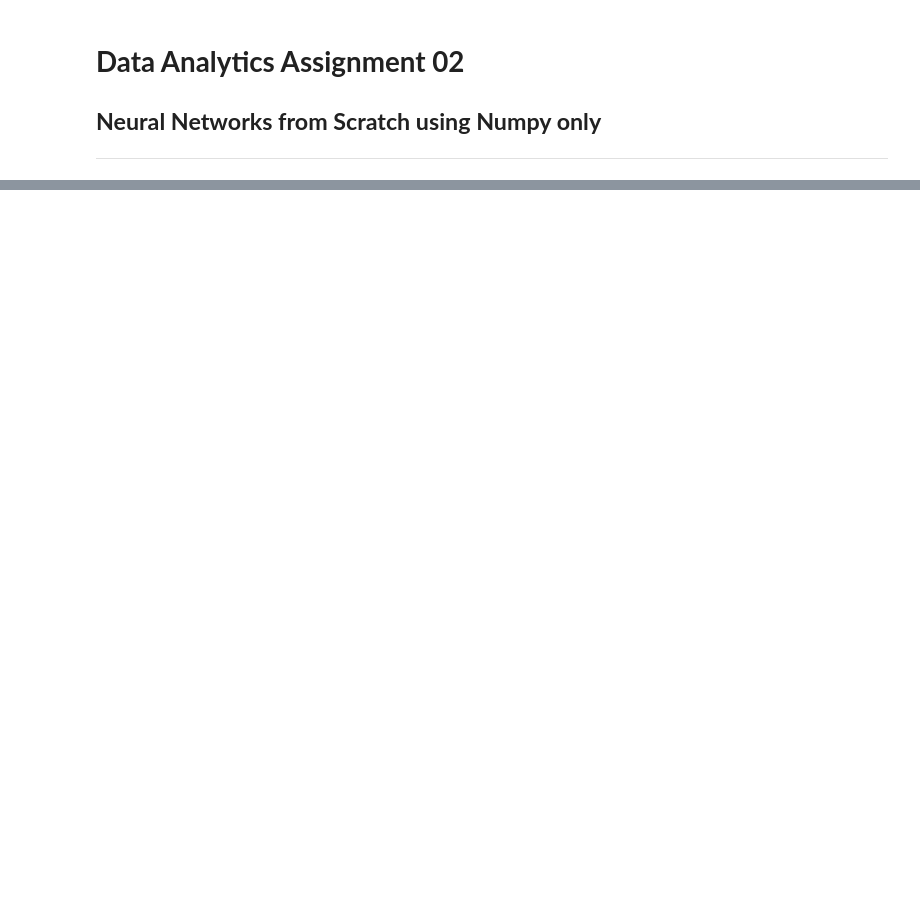
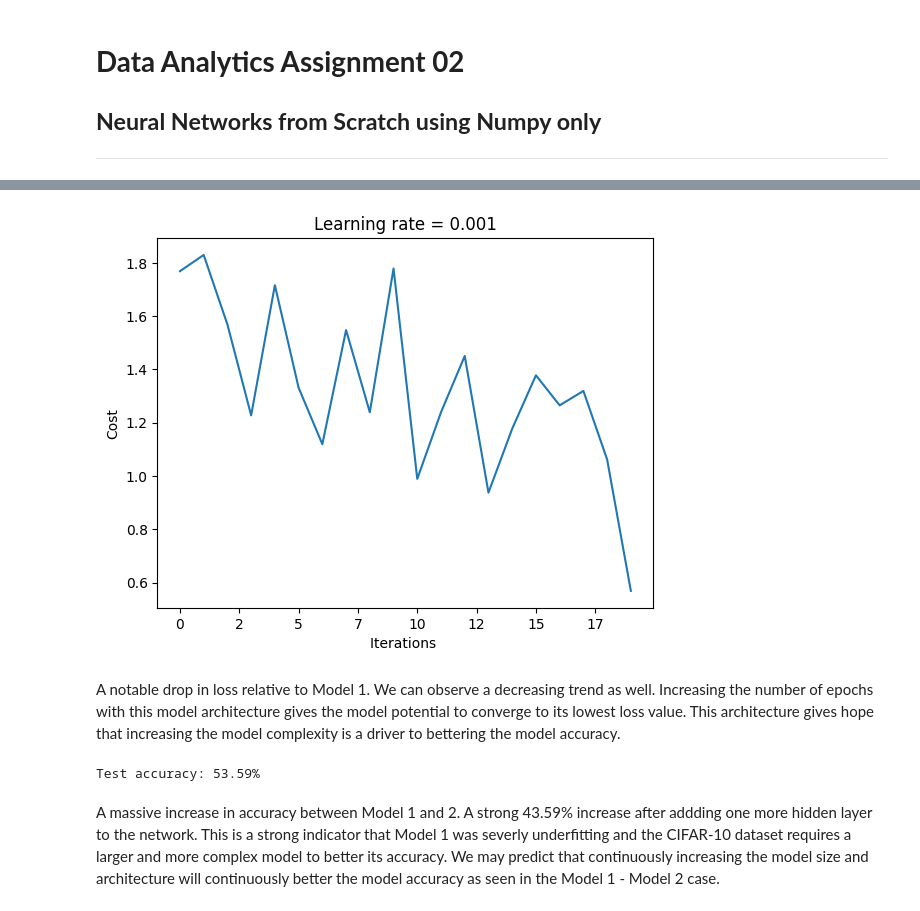
Before and after one commit to linabenna/neural-networks-from-scratch, a Jupyter notebook: main.ipynb, the cells around one changed output, grey strips where cells are left out. Cells and saved outputs as stored; diff of their text form; code cells hidden in the pictures; blank space fills up the shorter version.

```diff
--- a/main.ipynb
+++ b/main.ipynb
@@ -245,0 +388,13 @@ plot_learning_curve(costs=costs, learning_rate=learning_rate, total_epochs=numbe
+# %%
+# Input: 3072 → [1024 → ReLU] → [512 → ReLU] → [256 → ReLU] → [10 → Softmax]
+Z1 = LinearLayer(input_shape=(X_train.shape), n_out=1024, ini_type='he')
+A1 = ReLULayer(Z1.Z.shape)
+
+Z2 = LinearLayer(input_shape=A1.A.shape, n_out=512, ini_type='he')
+A2 = ReLULayer(Z2.Z.shape)
+
+Z3 = LinearLayer(input_shape=A2.A.shape, n_out=256, ini_type='he')
+A3 = ReLULayer(Z3.Z.shape)
+
+Z4 = LinearLayer(input_shape=A3.A.shape, n_out=10, ini_type='xavier')
+A4 = SoftmaxLayer(Z4.Z.shape)
@@ -245,0 +473,30 @@ plot_learning_curve(costs=costs, learning_rate=learning_rate, total_epochs=numbe
+# %%
+plot_learning_curve(costs=costs, learning_rate=lr, total_epochs=20)
+# %% [output]
+[figure, added]
+# %% [markdown]
+A notable drop in loss relative to Model 1. We can observe a decreasing trend as well. Increasing the number of epochs with this model architecture gives the model potential to converge to its lowest loss value. This architecture gives hope that increasing the model complexity is a driver to bettering the model accuracy.
+# %%
+def evaluate(X, Y):
+    Z1.forward(X)
+    A1.forward(Z1.Z)
+
+    Z2.forward(A1.A)
+    A2.forward(Z2.Z)
+
+    Z3.forward(A2.A)
+    A3.forward(Z3.Z)
+
+    Z4.forward(A3.A)
+    A4.forward(Z4.Z)
+
+    predictions = np.argmax(A4.A, axis=0)
+    labels = np.argmax(Y, axis=0)
+    return np.mean(predictions == labels)
+
+accuracy = evaluate(X_test, Y_test)
+print(f"Test accuracy: {accuracy * 100:.2f}%")
+# %% [output]
+Test accuracy: 53.59%
+# %% [markdown]
+A massive increase in accuracy between Model 1 and 2. A strong 43.59% increase after addding one more hidden layer to the network. This is a strong indicator that Model 1 was severly underfitting and the CIFAR-10 dataset requires a larger and more complex model to better its accuracy. We may predict that continuously increasing the model size and architecture will continuously better the model accuracy as seen in the Model 1 - Model 2 case.
```
Also changed, not shown: parts of 56 cells of this notebook, 2 other files.
